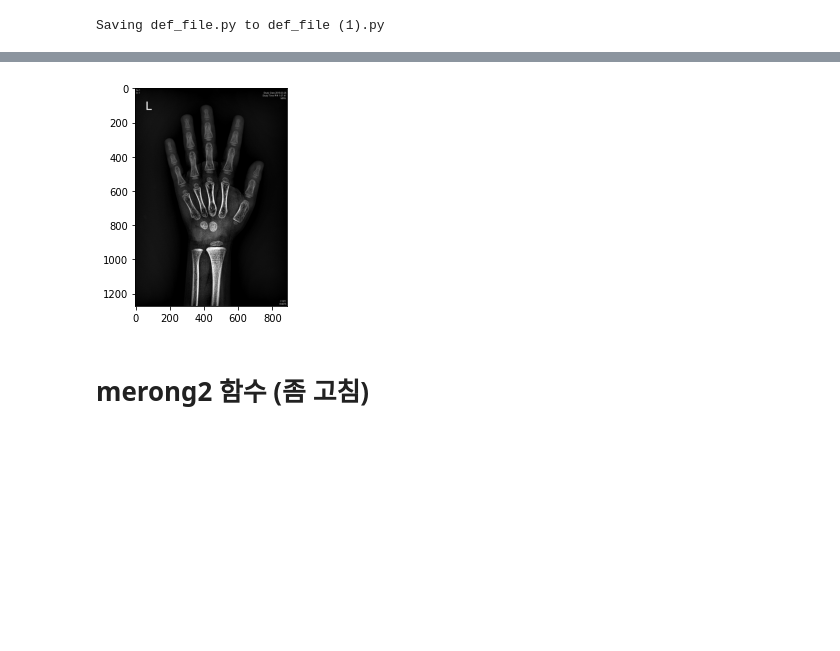
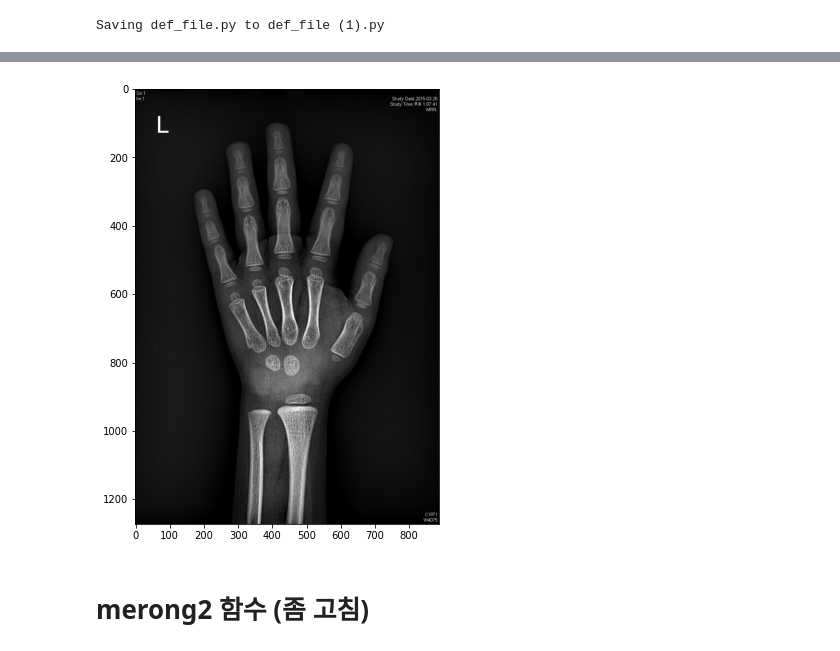
Before and after one commit to kikiru328/Bone_Detection, a Jupyter notebook: 승혜/img_preprocessing_def.ipynb, the cells around one changed output, grey strips where cells are left out. Drawn from its saved outputs; the diff is of its cells as text; code cells hidden in the pictures; blank space fills up the shorter version.

```diff
--- a/승혜/img_preprocessing_def.ipynb
+++ b/승혜/img_preprocessing_def.ipynb
@@ -253,11 +261,11 @@ plt.show()
 # %%
 img1 = image_dehazer.remove_haze(img)		# Remove Haze
-img1 = image_dehazer.remove_haze(img1)		# Remove Haze
-
+# img1 = image_dehazer.remove_haze(img)		# Remove Haze
+plt.figure(figsize=(6,8))
 plt.imshow(img1)
 plt.show()
 # %% [output]
-[figure, old version]
+[figure, new version]
 # %% [markdown]
 # merong2 함수 (좀 고침)
 # %%
```
Also changed, not shown: parts of 2 cells of this notebook.
